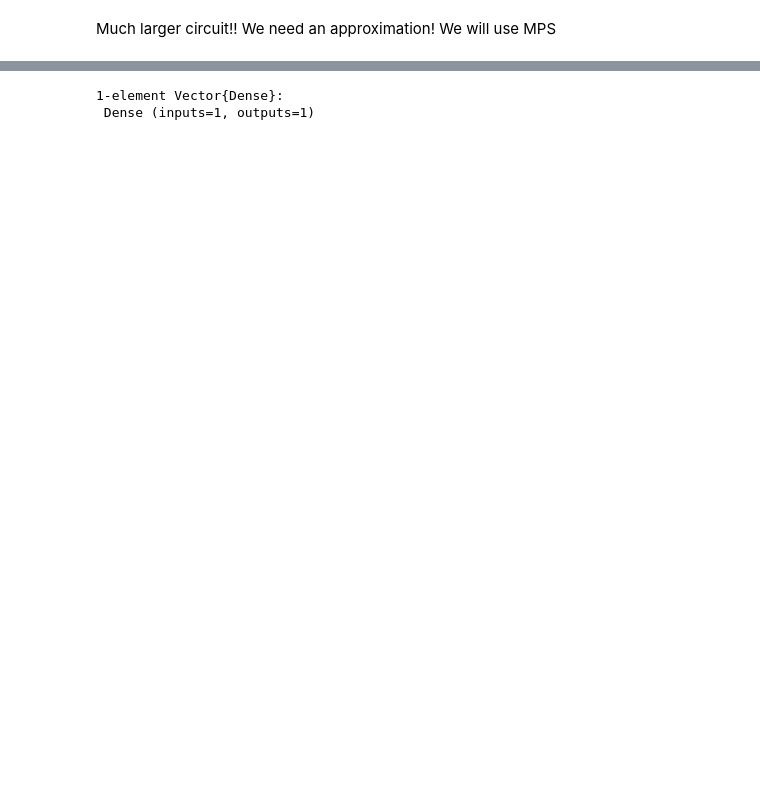
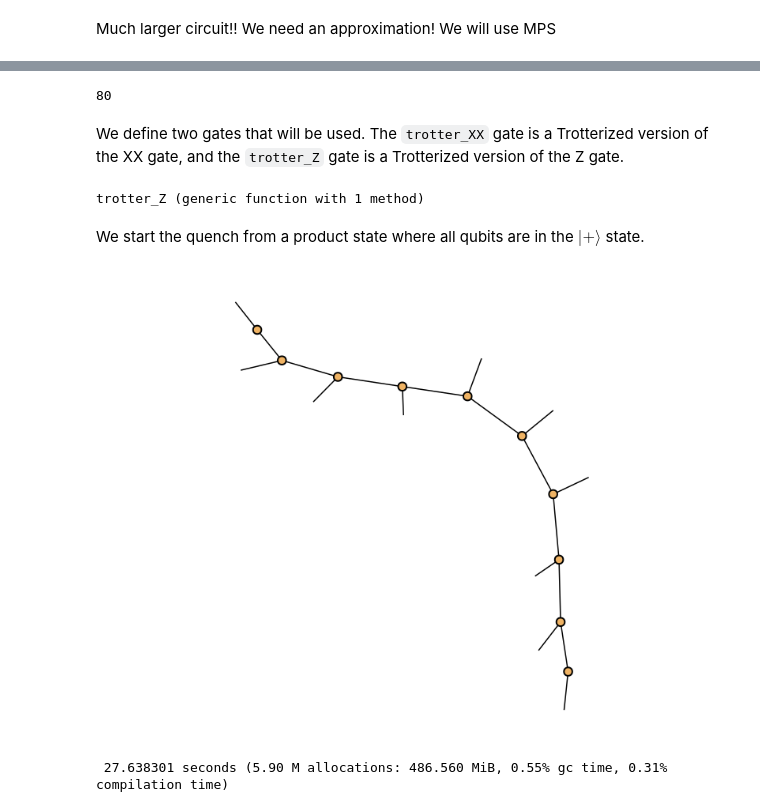
Before and after one commit to bsc-quantic/benasque-notebook, a Jupyter notebook: notebook.ipynb, the cells around one changed output, grey strips where cells are left out. Saved outputs shown, nothing was run; the diff lists cells and outputs as text; code cells hidden in the pictures; blank space fills up the shorter version.

```diff
--- a/notebook.ipynb
+++ b/notebook.ipynb
@@ -454,5 +310,60 @@ $H = -\sum_{\braket{i,j}} \sigma_{X}^{(i)} \sigma_{X}^{(j)} + \lambda \sum_i \si
 # %%
 observables = Dense.([Z(5)])
+
+n = 10
+δₜ = 0.1
+timesteps = 80
 # %% [output]
-1-element Vector{Dense}:
- Dense (inputs=1, outputs=1)
+80
+# %% [markdown]
+We define two gates that will be used. The `trotter_XX` gate is a Trotterized version of the XX gate, and the `trotter_Z` gate is a Trotterized version of the Z gate.
+# %%
+function trotter_XX(i,j; δₜ=δₜ)
+    mat = kron(Matrix(X()), Matrix(X()))
+    mat = cis(δₜ * mat)
+    mat = reshape(mat,2,2,2,2)
+    Dense(Qrochet.Operator(), mat; sites=Site[Site(i), Site(j), Site(i, dual=true), Site(j, dual=true)])
+end
+
+function trotter_Z(i; λ, δₜ=δt)
+    mat = Matrix(Z())
+    mat = cis(- λ * δₜ * mat)
+
+    Dense(Qrochet.Operator(), mat; sites=Site[Site(i), Site(i, dual=true)])
+end
+# %% [output]
+trotter_Z (generic function with 1 method)
+# %% [markdown]
+We start the quench from a product state where all qubits are in the $|+\rangle$ state.
+# %%
+ket₊ = 1/√2 * [1, 1]
+ψ = Product(fill(ket₊, n))
+ψ = convert(Chain, ψ)
+
+plot(TensorNetwork(ψ))
+# %% [output]
+[figure, added]
+# %%
+# Time evolution:
+expected_vals = Float64[]
+@time for it in 1:timesteps
+    # First apply the gates on even qubits
+    for (i,j) in Iterators.filter(==(2) ∘ length, Iterators.partition(1:n,2))
+        evolve!(ψ, trotter_XX(i,j; δₜ))
+    end
+
+    # Then apply the gates on odd qubits
+    for (i,j) in Iterators.filter(==(2) ∘ length, Iterators.partition(2:n,2))
+        evolve!(ψ, trotter_XX(i,j; δₜ))
+    end
+
+    # Finally apply the one-qubit gates
+    for i in 1:n
+        evolve!(ψ, trotter_Z(i; λ=0.3, δₜ))
+    end
+
+    # Compute the expectation value of the observable
+    push!(expected_vals, abs(only(expect(ψ, observables))))
+end
+# %% [output]
+ 27.638301 seconds (5.90 M allocations: 486.560 MiB, 0.55% gc time, 0.31% compilation time)
```
Also changed, not shown: parts of 54 cells of this notebook.
